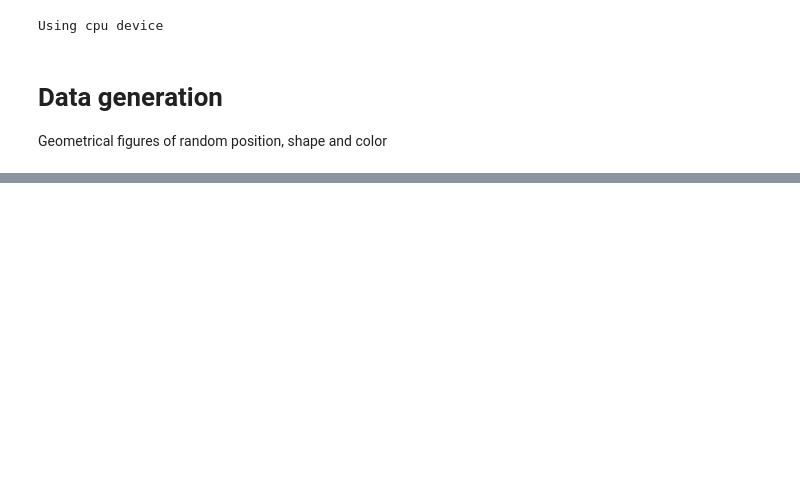
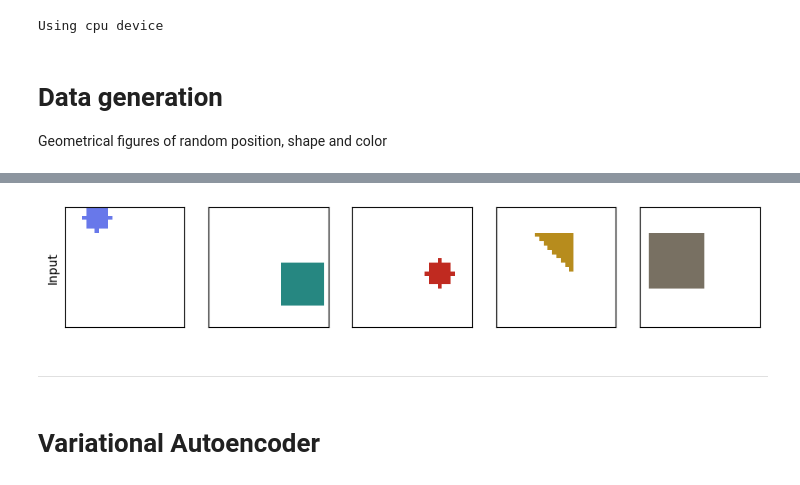
Before and after one commit to SergeiDBykov/ai-side-projects, a Jupyter notebook: VAE_synthetic_data/2d_VAE.ipynb, the cells around one changed output, grey strips where cells are left out. Cells and saved outputs as stored; diff of their text form; code cells hidden in the pictures; blank space fills up the shorter version.

```diff
--- a/VAE_synthetic_data/2d_VAE.ipynb
+++ b/VAE_synthetic_data/2d_VAE.ipynb
@@ -496,0 +24,14 @@ loss_vae=3.09018 ; loss_autoencoder=0.04121
+# %%
+batch_size = 128
+
+dataset = GeometricFiguresDataset(random_color=True, num_samples=20000)
+dataloader = torch.utils.data.DataLoader(dataset, batch_size=batch_size, shuffle=True)
+
+
+visualise_dataset(dataloader=dataloader, device=device)
+# %% [output]
+[figure, added]
+# %% [markdown]
+----
+# %% [markdown]
+# Variational Autoencoder
```
Also changed, not shown: parts of 33 cells of this notebook, 3 other files.
